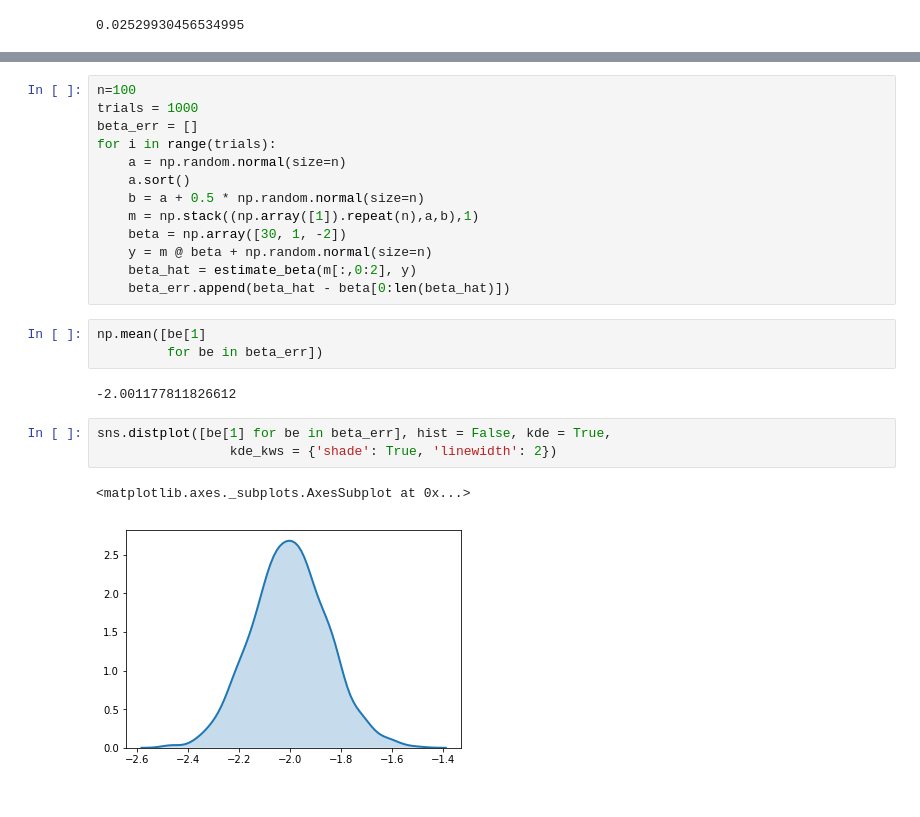
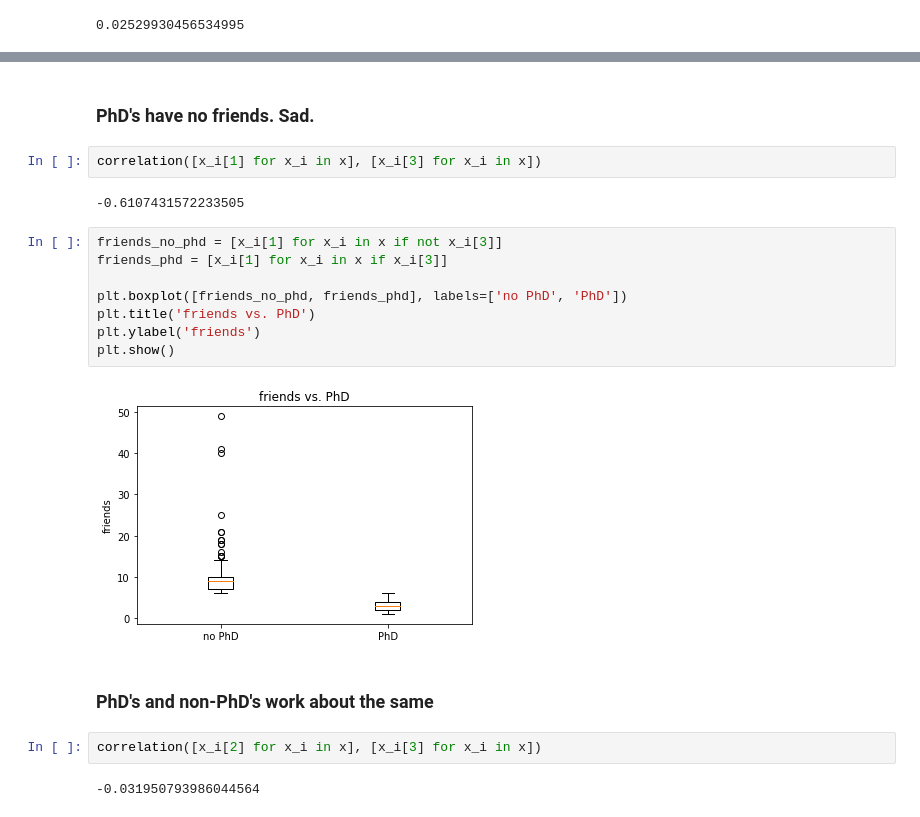
Before and after one commit to cbare/data-science-from-scratch, a Jupyter notebook: chapter_15/multiple-regression.ipynb, the cells around one changed output, grey strips where cells are left out. Cells and saved outputs as stored; diff of their text form.

```diff
--- a/chapter_15/multiple-regression.ipynb
+++ b/chapter_15/multiple-regression.ipynb
@@ -247,24 +132,22 @@ plt.plot(a, y_hat, 'r-')
-# %%
-n=100
-trials = 1000
-beta_err = []
-for i in range(trials):
-    a = np.random.normal(size=n)
-    a.sort()
-    b = a + 0.5 * np.random.normal(size=n)
-    m = np.stack((np.array([1]).repeat(n),a,b),1)
-    beta = np.array([30, 1, -2])
-    y = m @ beta + np.random.normal(size=n)
-    beta_hat = estimate_beta(m[:,0:2], y)
-    beta_err.append(beta_hat - beta[0:len(beta_hat)])
-# %%
-np.mean([be[1]
-         for be in beta_err])
-# %% [output]
--2.001177811826612
-# %%
-sns.distplot([be[1] for be in beta_err], hist = False, kde = True,
-                 kde_kws = {'shade': True, 'linewidth': 2})
-# %% [output]
-<matplotlib.axes._subplots.AxesSubplot at 0x...>
-[figure, removed]
+# %% [markdown]
+### PhD's have no friends. Sad.
+# %%
+correlation([x_i[1] for x_i in x], [x_i[3] for x_i in x])
+# %% [output]
+-0.6107431572233505
+# %%
+friends_no_phd = [x_i[1] for x_i in x if not x_i[3]]
+friends_phd = [x_i[1] for x_i in x if x_i[3]]
+
+plt.boxplot([friends_no_phd, friends_phd], labels=['no PhD', 'PhD'])
+plt.title('friends vs. PhD')
+plt.ylabel('friends')
+plt.show()
+# %% [output]
+[figure, added]
+# %% [markdown]
+### PhD's and non-PhD's work about the same
+# %%
+correlation([x_i[2] for x_i in x], [x_i[3] for x_i in x])
+# %% [output]
+-0.031950793986044564
```
Also changed, not shown: parts of 86 cells of this notebook, 1 other file.
